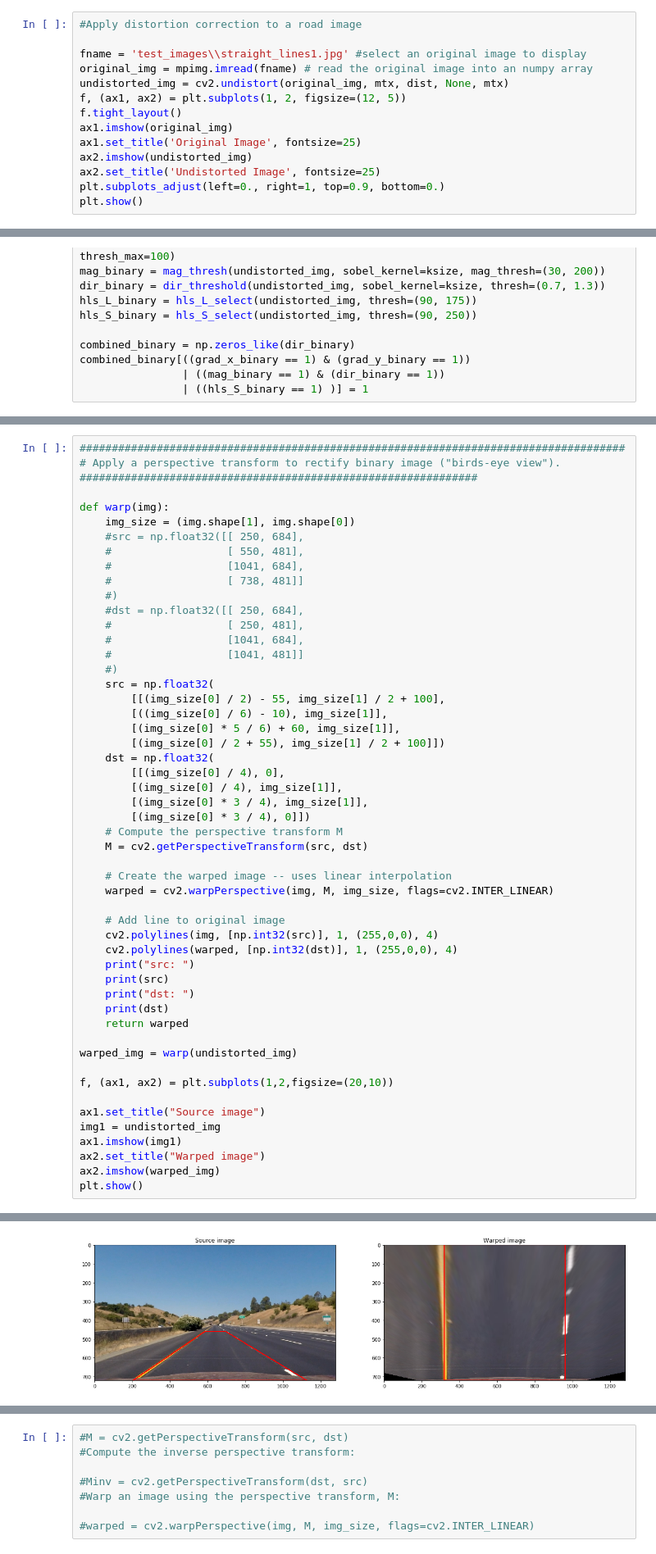
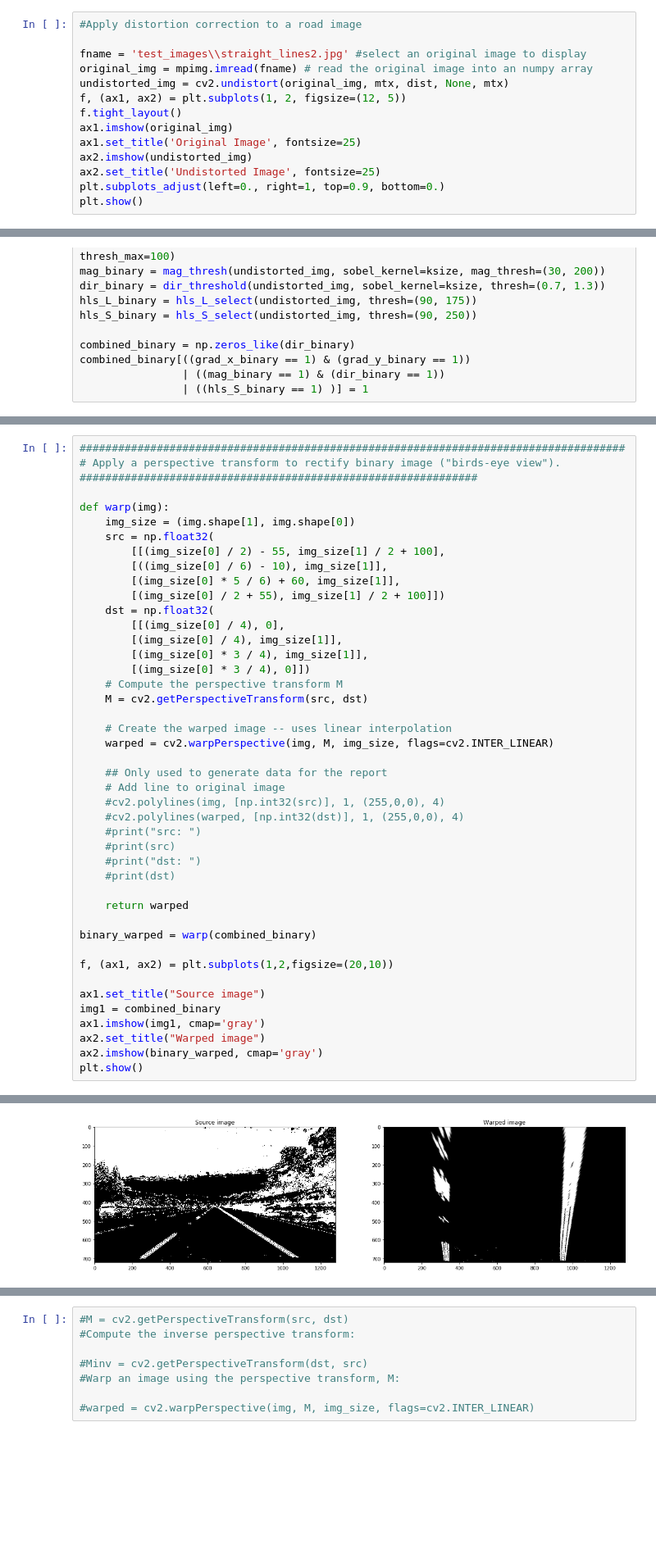
Before and after one commit to KenOverholt/CarND-Advanced-Lane-Lines, a Jupyter notebook: Advanced Lane Finding.ipynb, the cells around one changed output, grey strips where cells are left out. Shown at 82% size. Saved outputs shown, nothing was run; the diff lists cells and outputs as text; blank space fills up the shorter version.

Commit message:
step 5 fit color lines complete

```diff
--- a/Advanced Lane Finding.ipynb
+++ b/Advanced Lane Finding.ipynb
@@ -67,7 +67,7 @@ plt.show()
 # %%
 #Apply distortion correction to a road image
 
-fname = 'test_images\\straight_lines1.jpg' #select an original image to display
+fname = 'test_images\\straight_lines2.jpg' #select an original image to display
 original_img = mpimg.imread(fname) # read the original image into an numpy array
 undistorted_img = cv2.undistort(original_img, mtx, dist, None, mtx)
 f, (ax1, ax2) = plt.subplots(1, 2, figsize=(12, 5))
@@ -237,16 +237,6 @@ plt.show()
 
 def warp(img):
     img_size = (img.shape[1], img.shape[0])
-    #src = np.float32([[ 250, 684],
-    #                  [ 550, 481],
-    #                  [1041, 684],
-    #                  [ 738, 481]]
-    #)
-    #dst = np.float32([[ 250, 684],
-    #                  [ 250, 481],
-    #                  [1041, 684],
-    #                  [1041, 481]]
-    #)
     src = np.float32(
         [[(img_size[0] / 2) - 55, img_size[1] / 2 + 100],
         [((img_size[0] / 6) - 10), img_size[1]],
@@ -263,23 +253,25 @@ def warp(img):
     # Create the warped image -- uses linear interpolation
     warped = cv2.warpPerspective(img, M, img_size, flags=cv2.INTER_LINEAR)
 
+    ## Only used to generate data for the report
     # Add line to original image
-    cv2.polylines(img, [np.int32(src)], 1, (255,0,0), 4)
-    cv2.polylines(warped, [np.int32(dst)], 1, (255,0,0), 4)
-    print("src: ")
-    print(src)
-    print("dst: ")
-    print(dst)
+    #cv2.polylines(img, [np.int32(src)], 1, (255,0,0), 4)
+    #cv2.polylines(warped, [np.int32(dst)], 1, (255,0,0), 4)
+    #print("src: ")
+    #print(src)
+    #print("dst: ")
+    #print(dst)
+
     return warped
 
-warped_img = warp(undistorted_img)
+binary_warped = warp(combined_binary)
 
 f, (ax1, ax2) = plt.subplots(1,2,figsize=(20,10))
 
 ax1.set_title("Source image")
-img1 = undistorted_img
-ax1.imshow(img1)
+img1 = combined_binary
+ax1.imshow(img1, cmap='gray')
 ax2.set_title("Warped image")
-ax2.imshow(warped_img)
+ax2.imshow(binary_warped, cmap='gray')
 plt.show()
 # %% [output]
@@ -296 +278 @@ dst:
-[figure, old version]
+[figure, new version]
```
Also changed, not shown: parts of 5 cells of this notebook, 1 other file.
